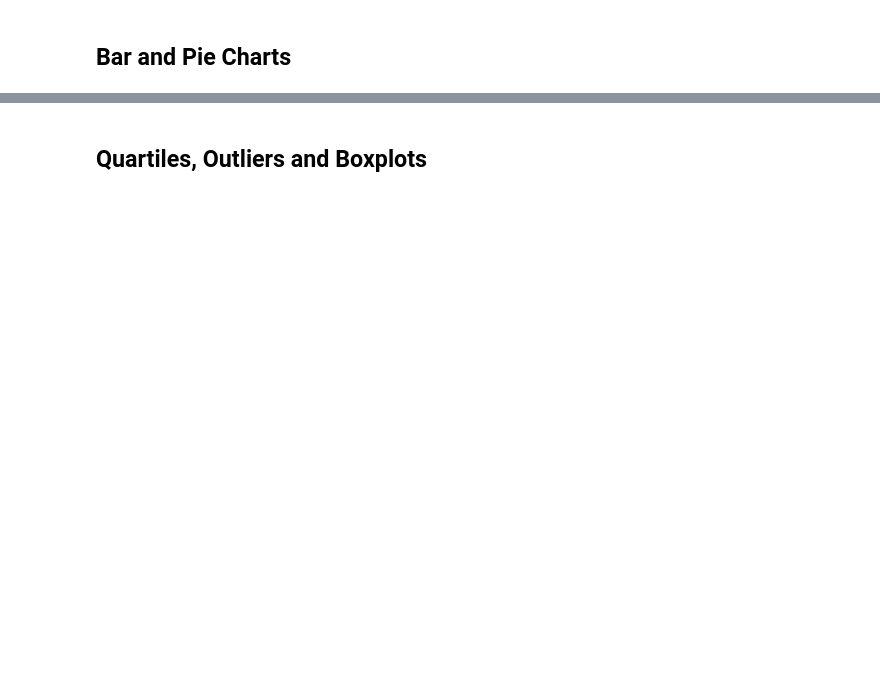
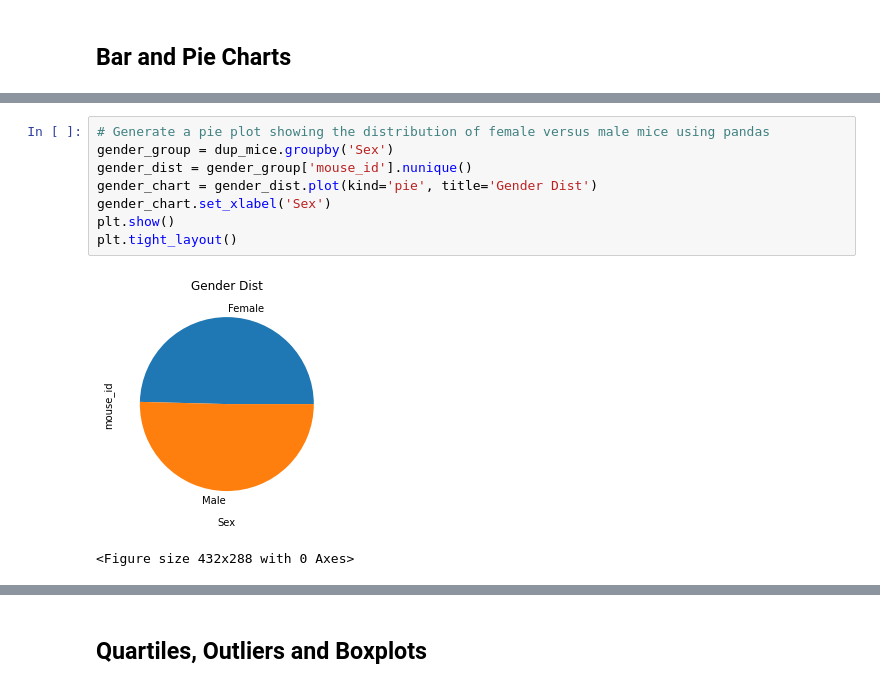
Before and after one commit to garycastle/matplotlib-challenge, a Jupyter notebook: pymaceuticals_starter.ipynb, the cells around one changed output, grey strips where cells are left out. Cells and saved outputs as stored; diff of their text form; blank space fills up the shorter version.

```diff
--- a/pymaceuticals_starter.ipynb
+++ b/pymaceuticals_starter.ipynb
@@ -160 +158,12 @@ summary_stat
+# %%
+# Generate a pie plot showing the distribution of female versus male mice using pandas
+gender_group = dup_mice.groupby('Sex')
+gender_dist = gender_group['mouse_id'].nunique()
+gender_chart = gender_dist.plot(kind='pie', title='Gender Dist')
+gender_chart.set_xlabel('Sex')
+plt.show()
+plt.tight_layout()
+# %% [output]
+[figure, added]
+<Figure size 432x288 with 0 Axes>
 # %%
```
Also changed, not shown: parts of 13 cells of this notebook, 1 other file.
